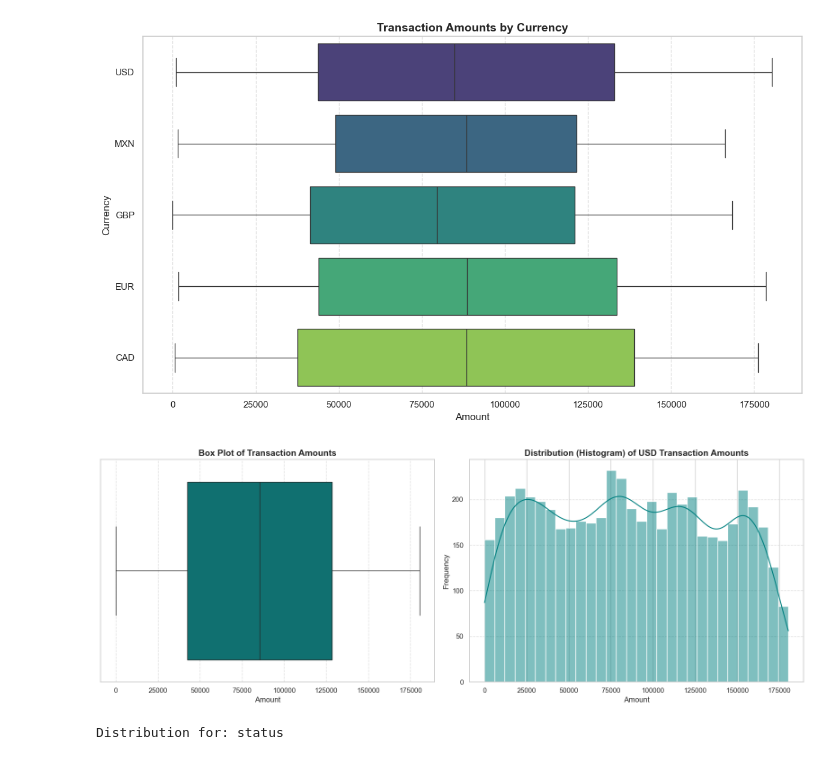
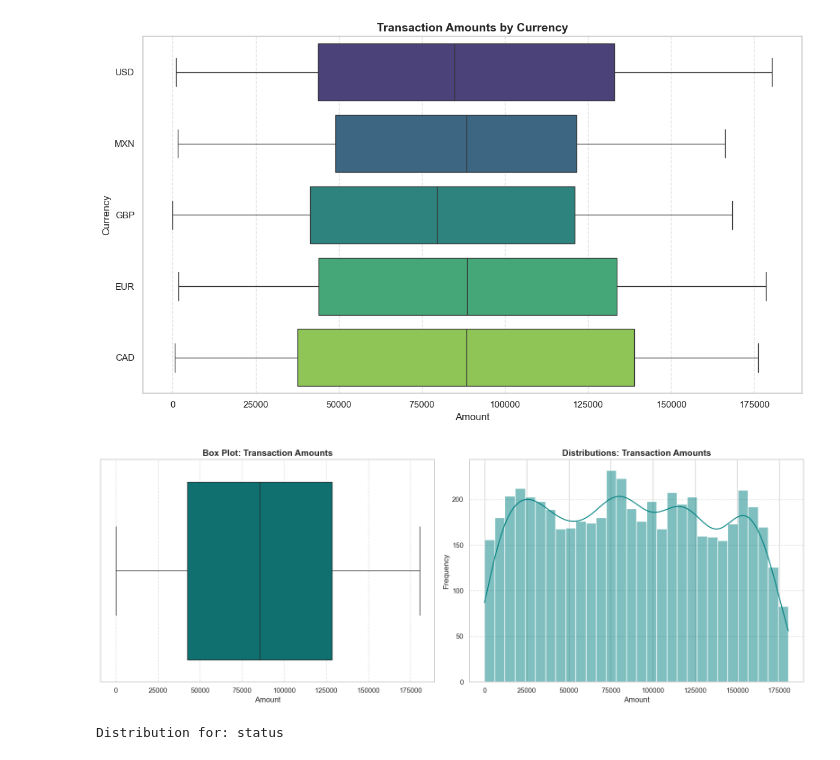
Before and after one commit to emilianodelia/deel-ae-hometask, a Jupyter notebook: analyses/acceptance_rate_eda.ipynb, the cells around one changed output. Cells and saved outputs as stored; diff of their text form; code cells hidden in the pictures.

```diff
--- a/analyses/acceptance_rate_eda.ipynb
+++ b/analyses/acceptance_rate_eda.ipynb
@@ -7,7 +7,7 @@ import json
 sns.set_theme(style="whitegrid", palette="viridis", context="notebook")
 
 # Load the data
-df = pd.read_csv('../seeds/acceptance_report_raw.csv')
+df = pd.read_csv('../seeds/raw_data/acceptance_report_raw.csv')
 # %%
 df[df["state"] == "ACCEPTED"].sample(10).sort_values("currency", ascending = False)
 # %% [output]
@@ -136,26 +136,26 @@ plt.show()
 [figure]
 # %%
 # 3. Create a figure with 1 row and 2 columns
-fig, axes = plt.subplots(1, 2, figsize=(16, 6))
+fig, axes = plt.subplots(1, 2,figsize=(16, 6))
 
 # --- Plot 1: Box Plot (Left) ---
 sns.boxplot(x=df['amount'], ax=axes[0], color='teal')
-axes[0].set_title('Box Plot of Transaction Amounts', fontsize=14, fontweight='bold')
+axes[0].set_title('Box Plot: Transaction Amounts', fontsize=14, fontweight='bold')
 axes[0].set_xlabel('Amount', fontsize=12)
 axes[0].grid(axis='x', linestyle='--', alpha=0.6)
 
 # --- Plot 2: Histogram/KDE (Right) ---
 sns.histplot(df['amount'], kde=True, ax=axes[1], color='teal', bins=30)
-axes[1].set_title('Distribution (Histogram) of USD Transaction Amounts', fontsize=14, fontweight='bold')
+axes[1].set_title('Distributions: Transaction Amounts', fontsize=14, fontweight='bold')
 axes[1].set_xlabel('Amount', fontsize=12)
 axes[1].set_ylabel('Frequency', fontsize=12)
 axes[1].grid(axis='y', linestyle='--', alpha=0.6)
 
 plt.tight_layout()
 plt.savefig('../analyses/eda_graphics/amount_field_distributions.png')
 plt.show()
 # %% [output]
-[figure, old version]
+[figure, new version]
 # %%
 from IPython.display import display
 
```
Also changed, not shown: 2 other files.
